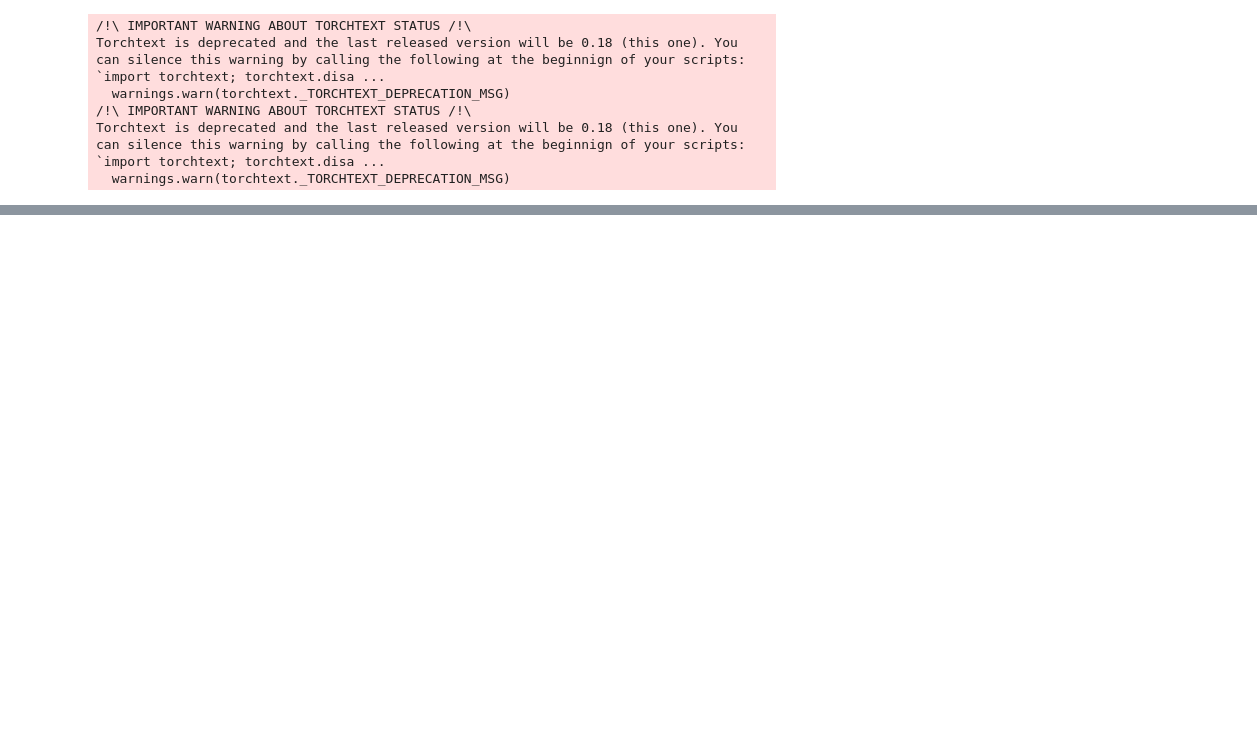
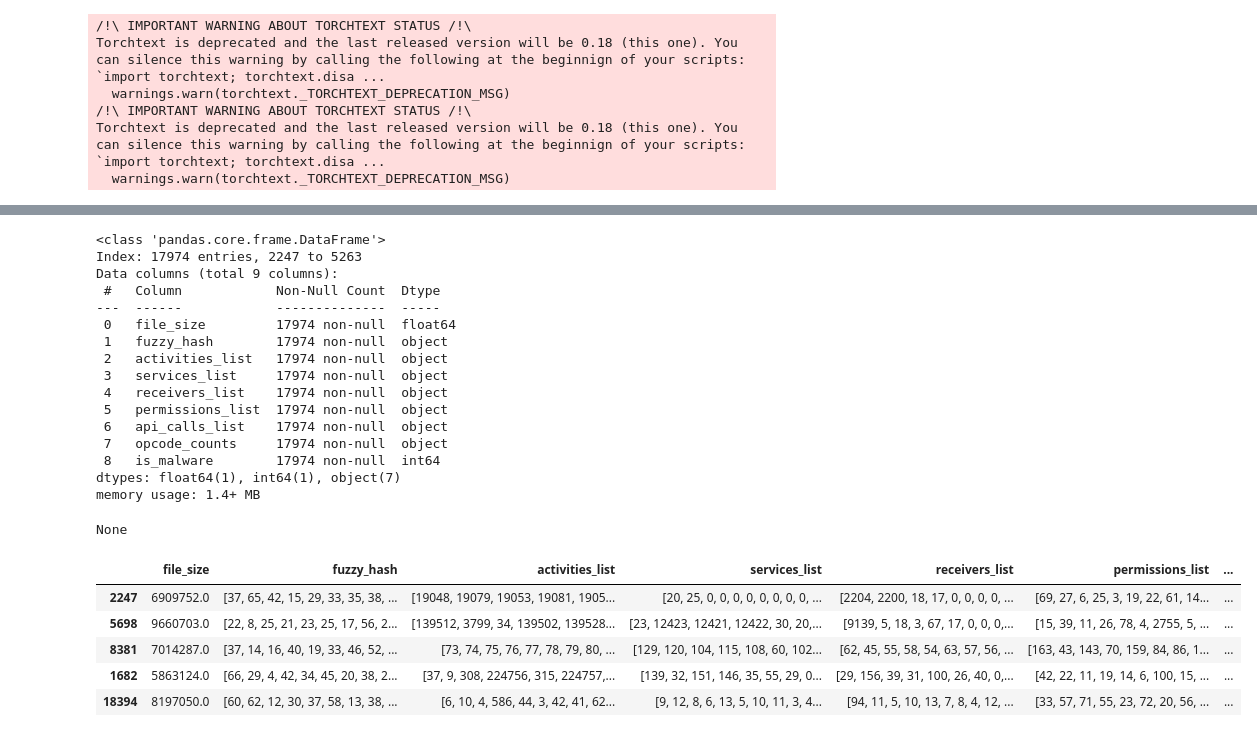
Before and after one commit to dtx1007/tfg_24_25, a Jupyter notebook: prototypes/models_training.ipynb, the cells around one changed output, grey strips where cells are left out. Cells and saved outputs as stored; diff of their text form; code cells hidden in the pictures; blank space fills up the shorter version.

```diff
--- a/prototypes/models_training.ipynb
+++ b/prototypes/models_training.ipynb
@@ -160,0 +82,30 @@ Traceback (most recent call last):  File "<frozen runpy>", line 198, in _run_mod
+# %%
+SEQUENCE_COLS = [
+    "activities_list",
+    "services_list",
+    "receivers_list",
+    "permissions_list",
+    "api_calls_list",
+]
+
+CHAR_COLS = ["fuzzy_hash"]
+VECTOR_COLS = ["opcode_counts"]
+SCALAR_COLS = ["file_size"]
+VECTOR_DIMS = {"opcode_counts": 768}
+
+# Load dataset
+df, vocab_dict = load_dataset(
+    SEQUENCE_COLS,
+    CHAR_COLS,
+    VECTOR_COLS,
+    SCALAR_COLS,
+    VECTOR_DIMS,
+    load_fresh=False,
+    sample_size=None,
+)
+
+df, df_test = train_test_split(
+    df, test_size=0.1, random_state=42, stratify=df["is_malware"]
+)
+
+device = get_best_available_device()
@@ -160,0 +132,27 @@ Traceback (most recent call last):  File "<frozen runpy>", line 198, in _run_mod
+# %%
+display(df.info())
+df.head()
+# %% [output]
+<class 'pandas.core.frame.DataFrame'>
+Index: 17974 entries, 2247 to 5263
+Data columns (total 9 columns):
+ #   Column            Non-Null Count  Dtype
+---  ------            --------------  -----
+ 0   file_size         17974 non-null  float64
+ 1   fuzzy_hash        17974 non-null  object
+ 2   activities_list   17974 non-null  object
+ 3   services_list     17974 non-null  object
+ 4   receivers_list    17974 non-null  object
+ 5   permissions_list  17974 non-null  object
+ 6   api_calls_list    17974 non-null  object
+ 7   opcode_counts     17974 non-null  object
+ 8   is_malware        17974 non-null  int64
+dtypes: float64(1), int64(1), object(7)
+memory usage: 1.4+ MB
+None
+|  | file_size | fuzzy_hash | activities_list | services_list | receivers_list | permissions_list | ... |
+| 2247 | 6909752.0 | [37, 65, 42, 15, 29, 33, 35, 38, ... | [19048, 19079, 19053, 19081, 1905... | [20, 25, 0, 0, 0, 0, 0, 0, 0, 0, ... | [2204, 2200, 18, 17, 0, 0, 0, 0, ... | [69, 27, 6, 25, 3, 19, 22, 61, 14... | ... |
+| 5698 | 9660703.0 | [22, 8, 25, 21, 23, 25, 17, 56, 2... | [139512, 3799, 34, 139502, 139528... | [23, 12423, 12421, 12422, 30, 20,... | [9139, 5, 18, 3, 67, 17, 0, 0, 0,... | [15, 39, 11, 26, 78, 4, 2755, 5, ... | ... |
+| 8381 | 7014287.0 | [37, 14, 16, 40, 19, 33, 46, 52, ... | [73, 74, 75, 76, 77, 78, 79, 80, ... | [129, 120, 104, 115, 108, 60, 102... | [62, 45, 55, 58, 54, 63, 57, 56, ... | [163, 43, 143, 70, 159, 84, 86, 1... | ... |
+| 1682 | 5863124.0 | [66, 29, 4, 42, 34, 45, 20, 38, 2... | [37, 9, 308, 224756, 315, 224757,... | [139, 32, 151, 146, 35, 55, 29, 0... | [29, 156, 39, 31, 100, 26, 40, 0,... | [42, 22, 11, 19, 14, 6, 100, 15, ... | ... |
+| 18394 | 8197050.0 | [60, 62, 12, 30, 37, 58, 13, 38, ... | [6, 10, 4, 586, 44, 3, 42, 41, 62... | [9, 12, 8, 6, 13, 5, 10, 11, 3, 4... | [94, 11, 5, 10, 13, 7, 8, 4, 12, ... | [33, 57, 71, 55, 23, 72, 20, 56, ... | ... |
```
Also changed, not shown: parts of 17 cells of this notebook, 8 other files.
